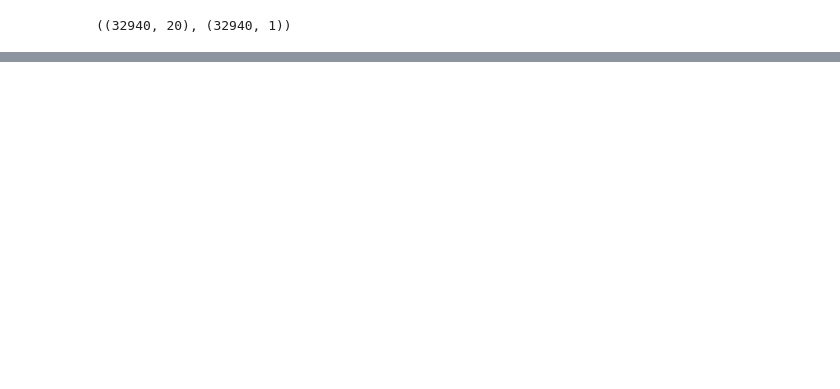
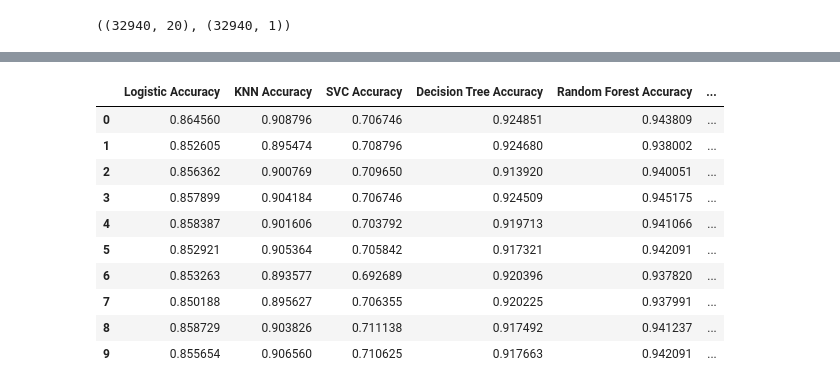
Before and after one commit to rkm7387/PORTUGES-BANK, a Jupyter notebook: portuges_bank.ipynb, the cells around one changed output, grey strips where cells are left out. Cells and saved outputs as stored; diff of their text form; code cells hidden in the pictures; blank space fills up the shorter version.

```diff
--- a/portuges_bank.ipynb
+++ b/portuges_bank.ipynb
@@ -920,0 +1009,11 @@ plt.show()
+# %%
+from xgboost import XGBClassifier
+
+xgb = XGBClassifier(eval_metric='logloss')
+xgb.fit(X_train, y_train)
+xgbprd = xgb.predict(X_test)
+
+print(confusion_matrix(y_test, xgbprd ))
+print(round(accuracy_score(y_test, xgbprd),2)*100)
+
+XGB = (cross_val_score(estimator = xgb, X = X_train, y = y_train, cv = 10).mean())
@@ -920,0 +1056,25 @@ plt.show()
+# %%
+comparision = {
+    'Logistic Accuracy':(cross_val_score(logmodel, X_train, y_train, cv=k_fold, n_jobs=-1, scoring = scoring)),
+    'KNN Accuracy': (cross_val_score(knn, X_train, y_train, cv=k_fold, n_jobs=-1, scoring = scoring)),
+    'SVC Accuracy':(cross_val_score(svc, X_train, y_train, cv=k_fold, n_jobs=-1, scoring = scoring)),
+    'Decision Tree Accuracy':(cross_val_score(dtree, X_train, y_train, cv=k_fold, n_jobs=-1, scoring = scoring)),
+    'Random Forest Accuracy':(cross_val_score(rfc, X_train, y_train, cv=k_fold, n_jobs=-1, scoring = scoring)),
+    'Guassian Accuracy':(cross_val_score(gaussiannb, X_train, y_train, cv=k_fold, n_jobs=-1, scoring = scoring)),
+    'XGBoost Accuracy':(cross_val_score(estimator = xgb, X = X_train, y = y_train, cv = 10)),
+    'Gradient Boosting Accuracy':(cross_val_score(gbk, X_train, y_train, cv=k_fold, n_jobs=-1, scoring = scoring))
+}
+# %%
+pd.DataFrame(comparision)
+# %% [output]
+|  | Logistic Accuracy | KNN Accuracy | SVC Accuracy | Decision Tree Accuracy | Random Forest Accuracy | ... |
+| 0 | 0.864560 | 0.908796 | 0.706746 | 0.924851 | 0.943809 | ... |
+| 1 | 0.852605 | 0.895474 | 0.708796 | 0.924680 | 0.938002 | ... |
+| 2 | 0.856362 | 0.900769 | 0.709650 | 0.913920 | 0.940051 | ... |
+| 3 | 0.857899 | 0.904184 | 0.706746 | 0.924509 | 0.945175 | ... |
+| 4 | 0.858387 | 0.901606 | 0.703792 | 0.919713 | 0.941066 | ... |
+| 5 | 0.852921 | 0.905364 | 0.705842 | 0.917321 | 0.942091 | ... |
+| 6 | 0.853263 | 0.893577 | 0.692689 | 0.920396 | 0.937820 | ... |
+| 7 | 0.850188 | 0.895627 | 0.706355 | 0.920225 | 0.937991 | ... |
+| 8 | 0.858729 | 0.903826 | 0.711138 | 0.917492 | 0.941237 | ... |
+| 9 | 0.855654 | 0.906560 | 0.710625 | 0.917663 | 0.942091 | ... |
```
Also changed, not shown: parts of 32 cells of this notebook.
